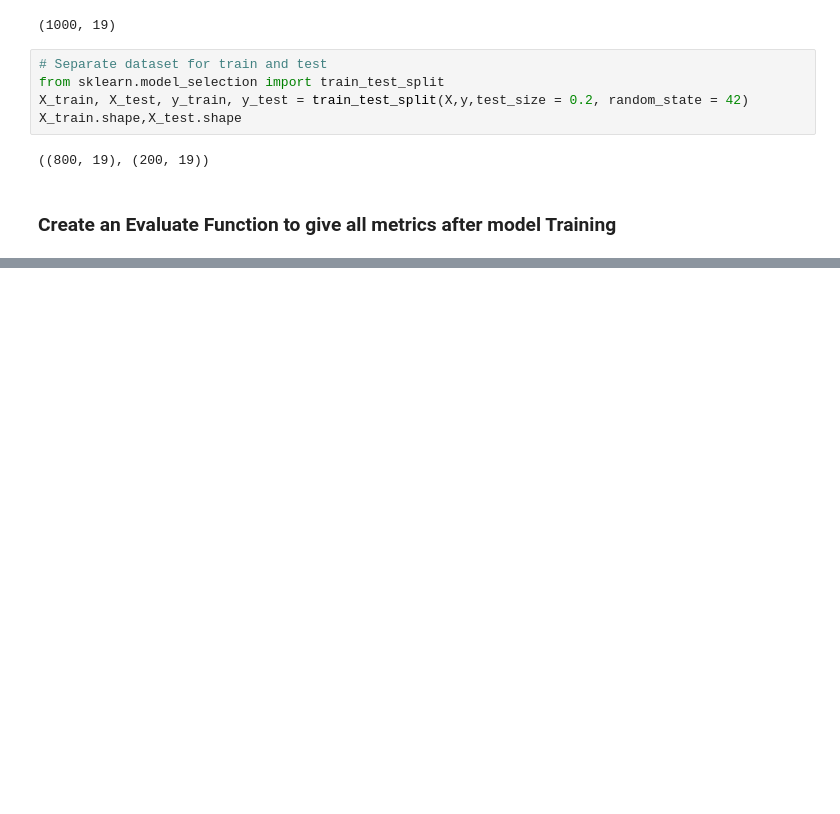
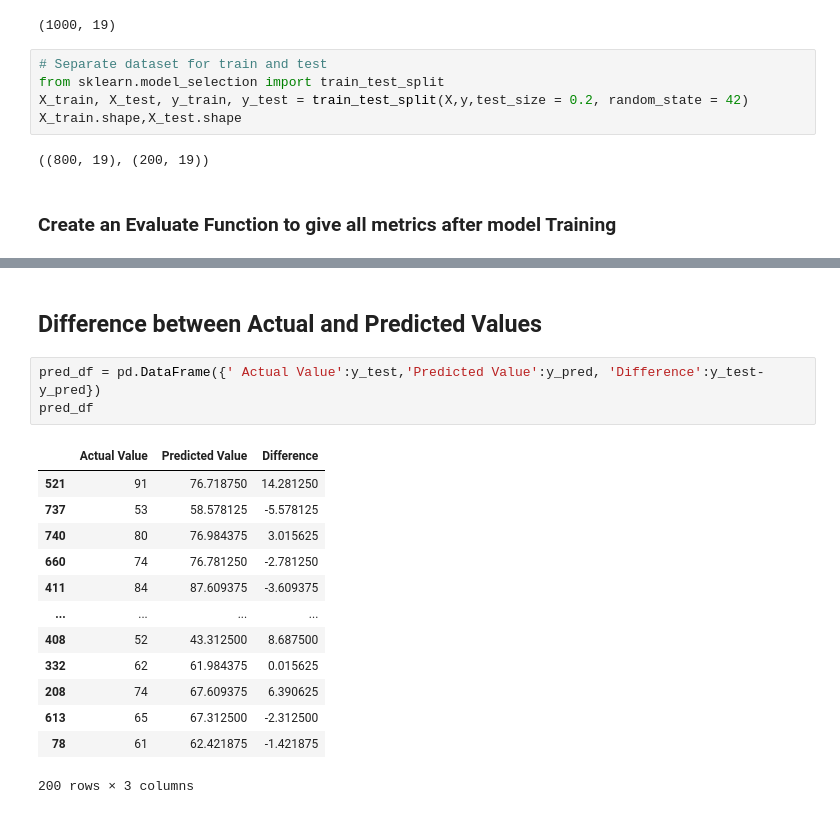
Before and after one commit to sivajyothi1/MachineLearningProject, a Jupyter notebook: notebook/MODEL TRAINING.ipynb, the cells around one changed output, grey strips where cells are left out. Cells and saved outputs as stored; diff of their text form; blank space fills up the shorter version.

```diff
--- a/notebook/MODEL TRAINING.ipynb
+++ b/notebook/MODEL TRAINING.ipynb
@@ -216,0 +275,19 @@ Model performance for Test set
+# %% [markdown]
+## Difference between Actual and Predicted Values
+# %%
+pred_df = pd.DataFrame({' Actual Value':y_test,'Predicted Value':y_pred, 'Difference':y_test-y_pred})
+pred_df
+# %% [output]
+|  | Actual Value | Predicted Value | Difference |
+| 521 | 91 | 76.718750 | 14.281250 |
+| 737 | 53 | 58.578125 | -5.578125 |
+| 740 | 80 | 76.984375 | 3.015625 |
+| 660 | 74 | 76.781250 | -2.781250 |
+| 411 | 84 | 87.609375 | -3.609375 |
+| ... | ... | ... | ... |
+| 408 | 52 | 43.312500 | 8.687500 |
+| 332 | 62 | 61.984375 | 0.015625 |
+| 208 | 74 | 67.609375 | 6.390625 |
+| 613 | 65 | 67.312500 | -2.312500 |
+| 78 | 61 | 62.421875 | -1.421875 |
+200 rows × 3 columns
```
Also changed, not shown: parts of 11 cells of this notebook, 2 other files.
